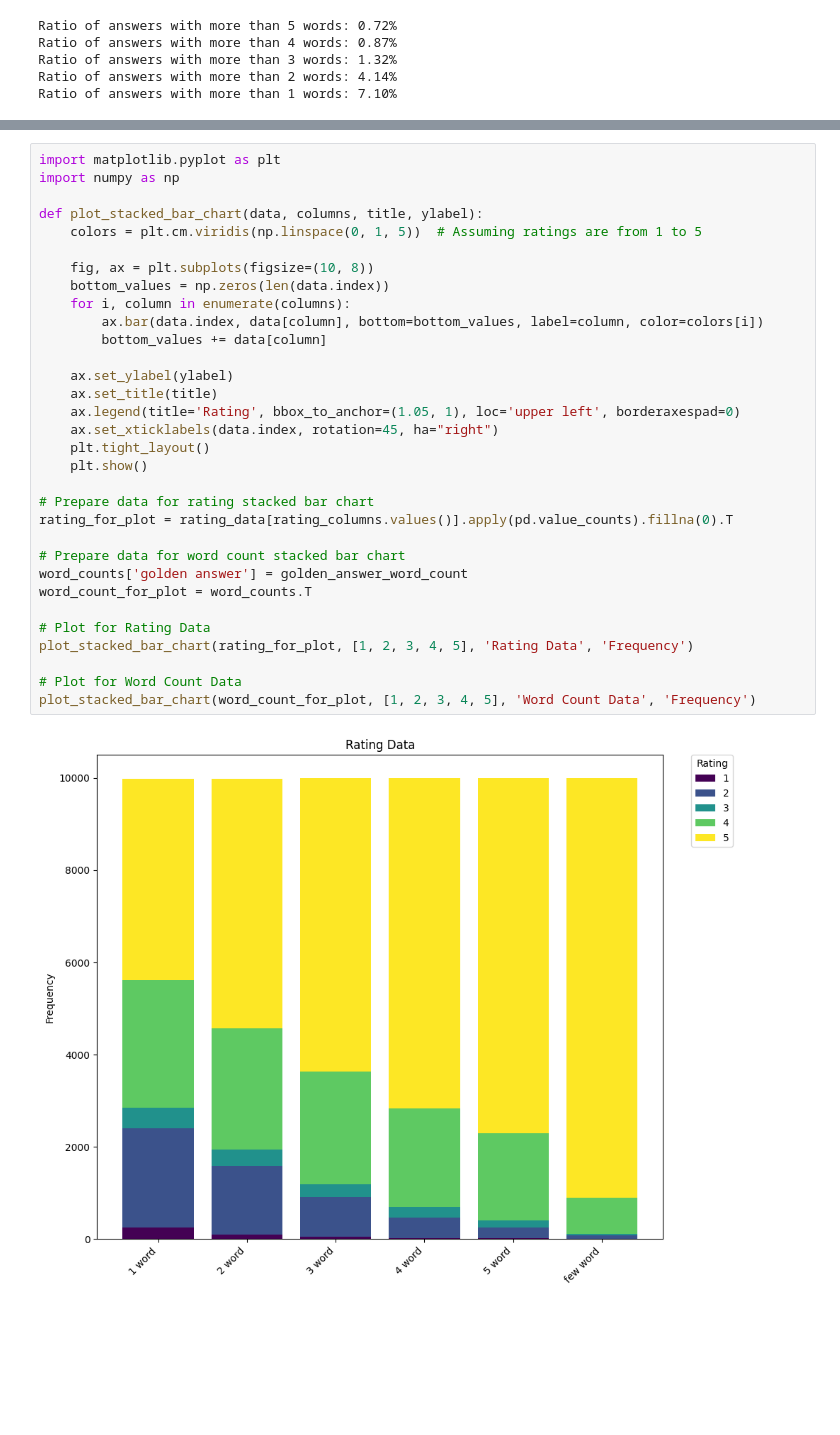
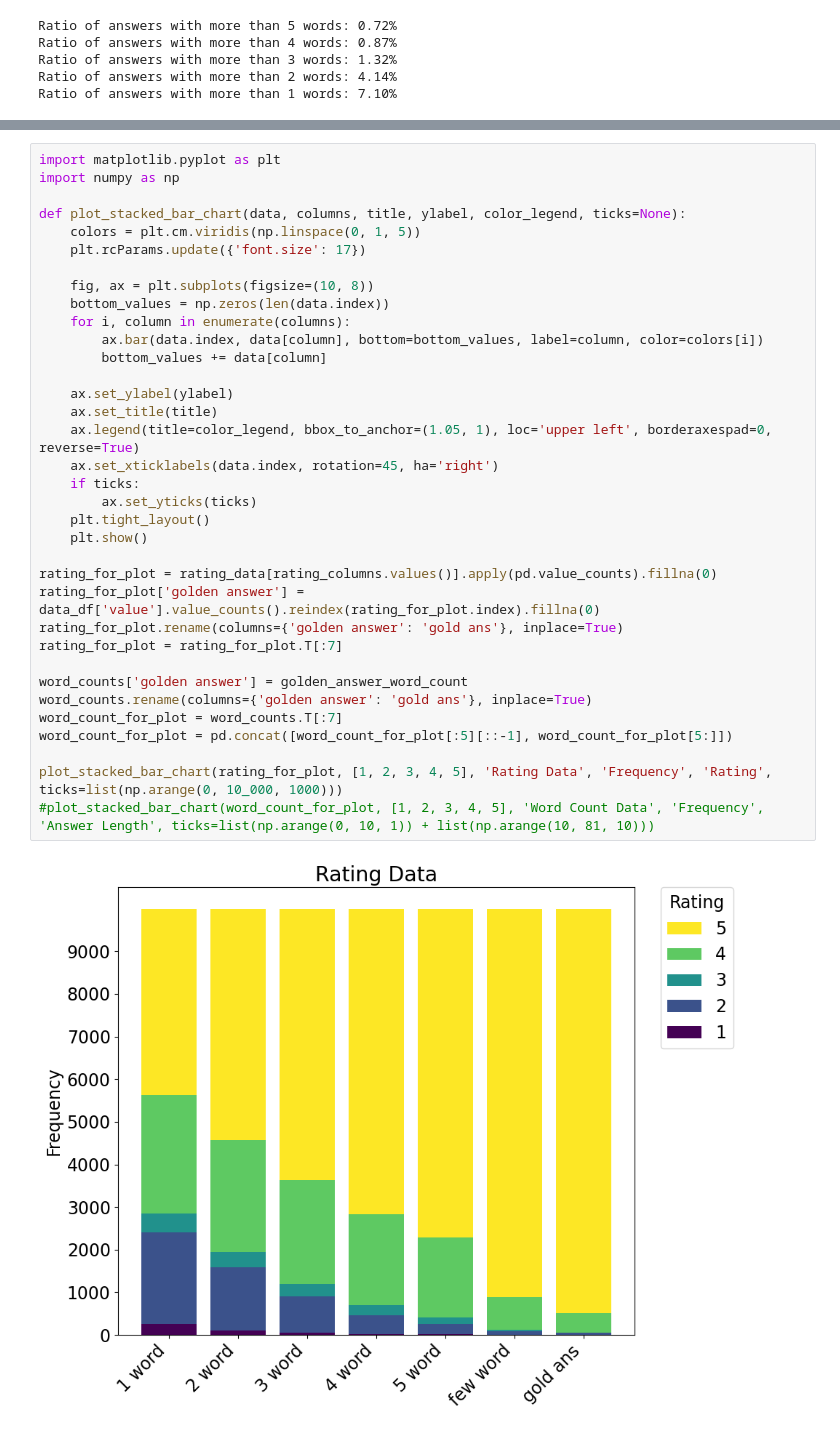
Before and after one commit to nociza/askme-vllm, a Jupyter notebook: experiments/short_anwser.ipynb, the cells around one changed output, grey strips where cells are left out. Saved outputs shown, nothing was run; the diff lists cells and outputs as text; blank space fills up the shorter version.

```diff
--- a/experiments/short_anwser.ipynb
+++ b/experiments/short_anwser.ipynb
@@ -83,34 +67,37 @@ word_counts
 # %%
 import matplotlib.pyplot as plt
 import numpy as np
 
-def plot_stacked_bar_chart(data, columns, title, ylabel):
-    colors = plt.cm.viridis(np.linspace(0, 1, 5))  # Assuming ratings are from 1 to 5
+def plot_stacked_bar_chart(data, columns, title, ylabel, color_legend, ticks=None):
+    colors = plt.cm.viridis(np.linspace(0, 1, 5))
+    plt.rcParams.update({'font.size': 17})
 
     fig, ax = plt.subplots(figsize=(10, 8))
     bottom_values = np.zeros(len(data.index))
     for i, column in enumerate(columns):
         ax.bar(data.index, data[column], bottom=bottom_values, label=column, color=colors[i])
         bottom_values += data[column]
 
     ax.set_ylabel(ylabel)
     ax.set_title(title)
-    ax.legend(title='Rating', bbox_to_anchor=(1.05, 1), loc='upper left', borderaxespad=0)
-    ax.set_xticklabels(data.index, rotation=45, ha="right")
+    ax.legend(title=color_legend, bbox_to_anchor=(1.05, 1), loc='upper left', borderaxespad=0, reverse=True)
+    ax.set_xticklabels(data.index, rotation=45, ha='right')
+    if ticks:
+        ax.set_yticks(ticks)
     plt.tight_layout()
     plt.show()
 
-# Prepare data for rating stacked bar chart
-rating_for_plot = rating_data[rating_columns.values()].apply(pd.value_counts).fillna(0).T
+rating_for_plot = rating_data[rating_columns.values()].apply(pd.value_counts).fillna(0)
+rating_for_plot['golden answer'] = data_df['value'].value_counts().reindex(rating_for_plot.index).fillna(0)
+rating_for_plot.rename(columns={'golden answer': 'gold ans'}, inplace=True)
+rating_for_plot = rating_for_plot.T[:7]
 
-# Prepare data for word count stacked bar chart
 word_counts['golden answer'] = golden_answer_word_count
-word_count_for_plot = word_counts.T
+word_counts.rename(columns={'golden answer': 'gold ans'}, inplace=True)
+word_count_for_plot = word_counts.T[:7]
+word_count_for_plot = pd.concat([word_count_for_plot[:5][::-1], word_count_for_plot[5:]])
 
-# Plot for Rating Data
-plot_stacked_bar_chart(rating_for_plot, [1, 2, 3, 4, 5], 'Rating Data', 'Frequency')
-
-# Plot for Word Count Data
-plot_stacked_bar_chart(word_count_for_plot, [1, 2, 3, 4, 5], 'Word Count Data', 'Frequency')
+plot_stacked_bar_chart(rating_for_plot, [1, 2, 3, 4, 5], 'Rating Data', 'Frequency', 'Rating', ticks=list(np.arange(0, 10_000, 1000)))
+#plot_stacked_bar_chart(word_count_for_plot, [1, 2, 3, 4, 5], 'Word Count Data', 'Frequency', 'Answer Length', ticks=list(np.arange(0, 10, 1)) + list(np.arange(10, 81, 10)))
 # %% [output]
-[figure, old version]
+[figure, new version]
```
Also changed, not shown: parts of 7 cells of this notebook, 1 other file.
